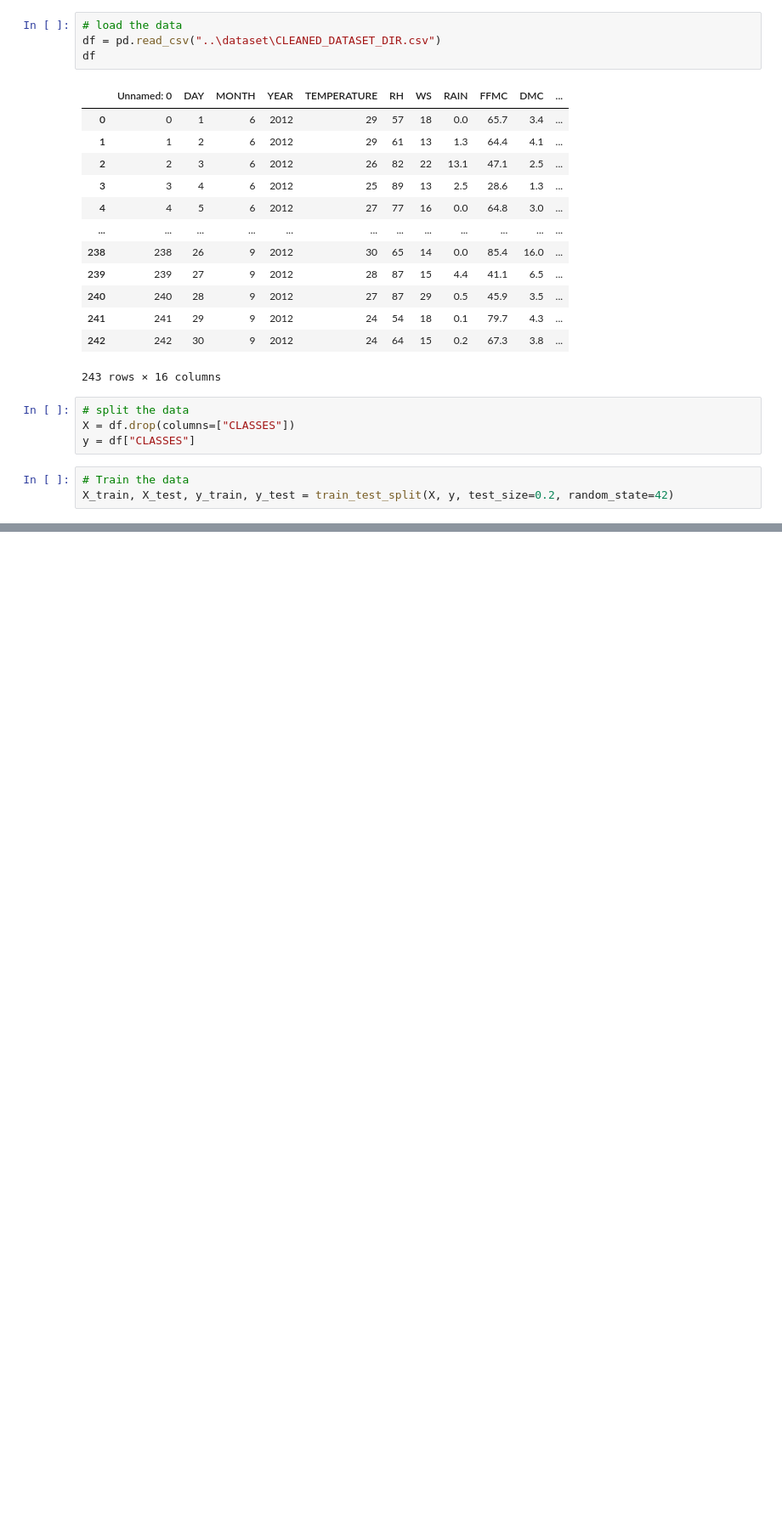
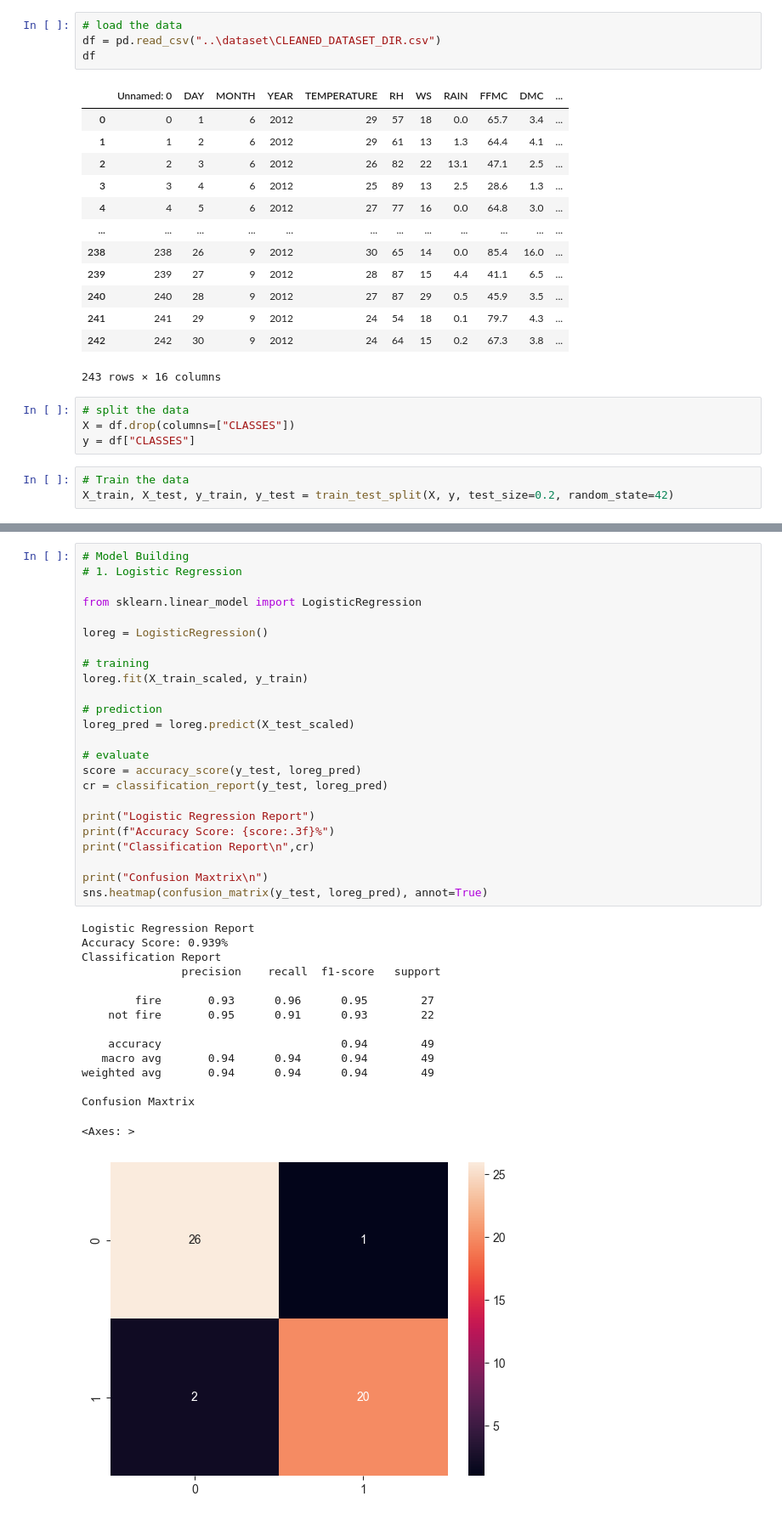
Before and after one commit to Muhammed-tech1/Forest-fire-prediction1, a Jupyter notebook: notebooks/04 EDA.ipynb, the cells around one changed output, grey strips where cells are left out. Shown: that part at 85% size. Drawn from its saved outputs; the diff is of its cells as text; blank space fills up the shorter version.

Commit message:
model is built

```diff
--- a/notebooks/04 EDA.ipynb
+++ b/notebooks/04 EDA.ipynb
@@ -75,0 +115,40 @@ RandomForestClassifier()
+# %%
+# Model Building
+# 1. Logistic Regression
+
+from sklearn.linear_model import LogisticRegression
+
+loreg = LogisticRegression()
+
+# training
+loreg.fit(X_train_scaled, y_train)
+
+# prediction
+loreg_pred = loreg.predict(X_test_scaled)
+
+# evaluate
+score = accuracy_score(y_test, loreg_pred)
+cr = classification_report(y_test, loreg_pred)
+
+print("Logistic Regression Report")
+print(f"Accuracy Score: {score:.3f}%")
+print("Classification Report\n",cr)
+
+print("Confusion Maxtrix\n")
+sns.heatmap(confusion_matrix(y_test, loreg_pred), annot=True)
+# %% [output]
+Logistic Regression Report
+Accuracy Score: 0.939%
+Classification Report
+               precision    recall  f1-score   support
+
+        fire       0.93      0.96      0.95        27
+    not fire       0.95      0.91      0.93        22
+
+    accuracy                           0.94        49
+   macro avg       0.94      0.94      0.94        49
+weighted avg       0.94      0.94      0.94        49
+
+Confusion Maxtrix
+<Axes: >
+[figure, added]
```
Also changed, not shown: parts of 17 cells of this notebook, 1 other file.
